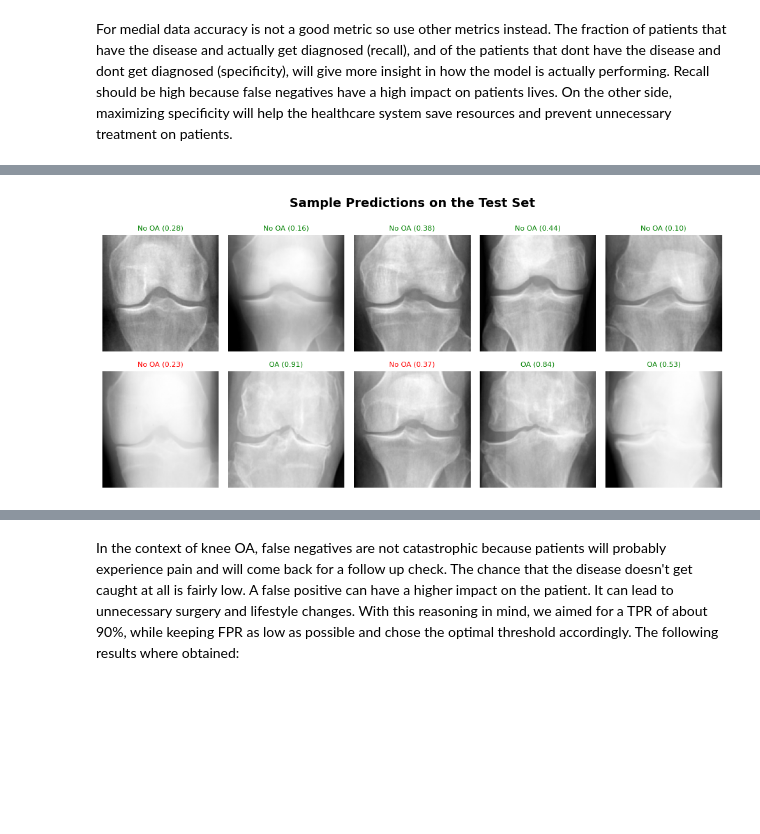
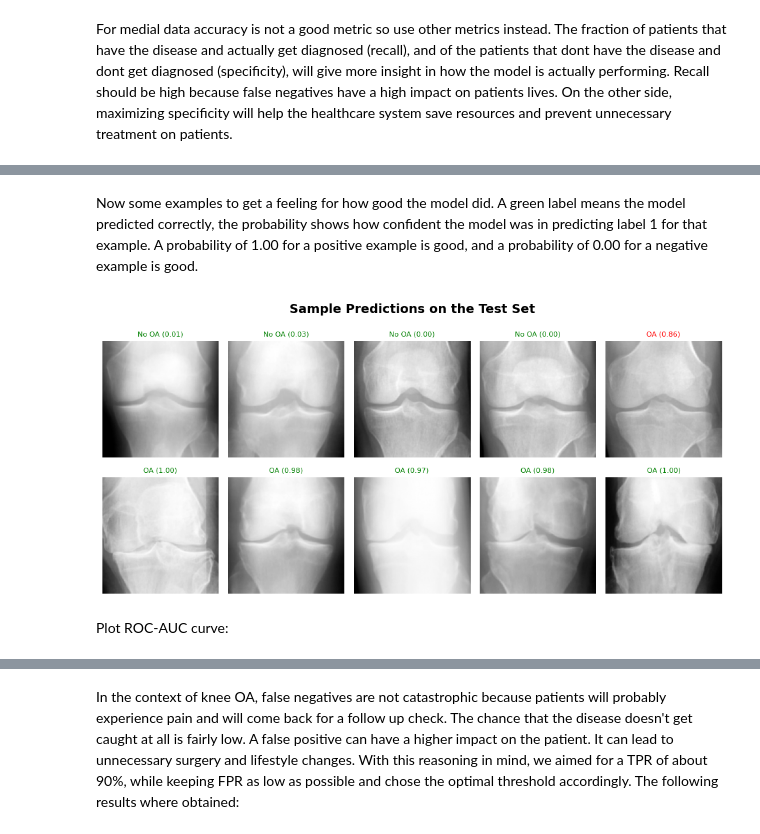
Before and after one commit to tobedebrabander/ai-project-deep-learning, a Jupyter notebook: baseline.ipynb, the cells around one changed output, grey strips where cells are left out. Saved outputs shown, nothing was run; the diff lists cells and outputs as text; code cells hidden in the pictures; blank space fills up the shorter version.

```diff
--- a/baseline.ipynb
+++ b/baseline.ipynb
@@ -324,27 +326,31 @@ Baseline model - Confusion Matrix, threshold=0.5 TP=37 FP=6 FN=13 TN=90
+# %% [markdown]
+Now some examples to get a feeling for how good the model did. A green label means the model predicted correctly, the probability shows how confident the model was in predicting label 1 for that example. A probability of 1.00 for a positive example is good, and a probability of 0.00 for a negative example is good.
 # %%
 fig, axes = plt.subplots(2, 5, figsize=(10, 5))
 fig.suptitle("Sample Predictions on the Test Set", fontsize=14, fontweight="bold")
 class_names = ["No OA", "OA"]
 
-np.random.seed(42)
 for row, label in enumerate([0, 1]):
     indices = np.where(y_test.ravel() == label)[0]
+    indices = indices[indices < len(X_test_no_normalized)]
     samples = np.random.choice(indices, size=5, replace=False)
     for col, idx in enumerate(samples):
         pred = y_pred_prob[idx, 0]
         pred_label = int(pred > 0.5)
         correct = pred_label == int(label)
         axes[row, col].imshow(X_test_no_normalized[idx].squeeze(), cmap="gray")
         axes[row, col].axis("off")
         color = "green" if correct else "red"
         axes[row, col].set_title(
             f"{class_names[pred_label]} ({pred:.2f})", fontsize=8, color=color
         )
 
 plt.tight_layout()
 plt.show()
 # %% [output]
-[figure, old version]
+[figure, new version]
+# %% [markdown]
+Plot ROC-AUC curve:
 # %%
 fpr, tpr, thresholds = metrics.roc_curve(y_test, y_pred_prob[:, 0])
 roc_auc = metrics.auc(fpr, tpr)
```
Also changed, not shown: parts of 15 cells of this notebook.
